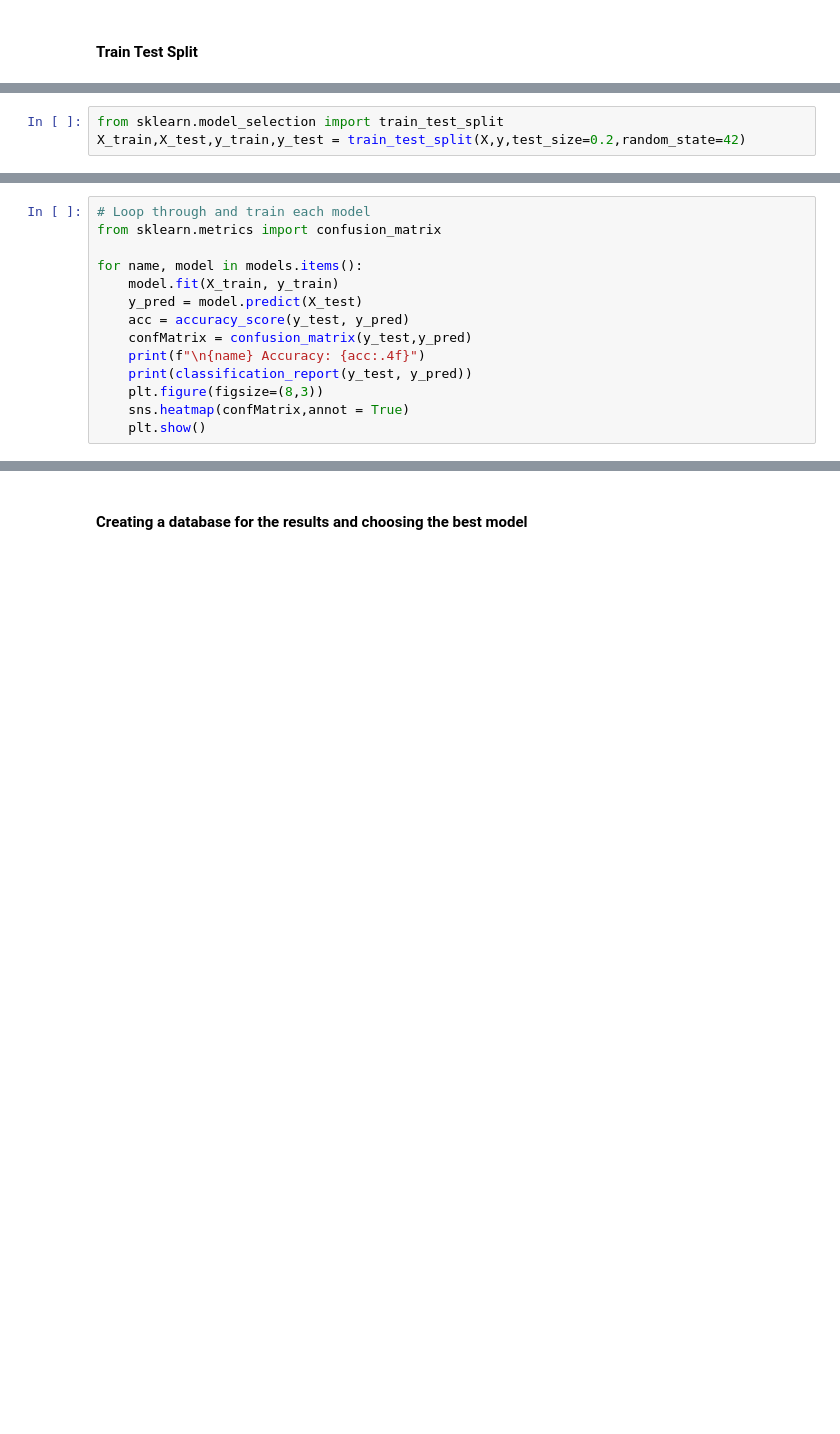
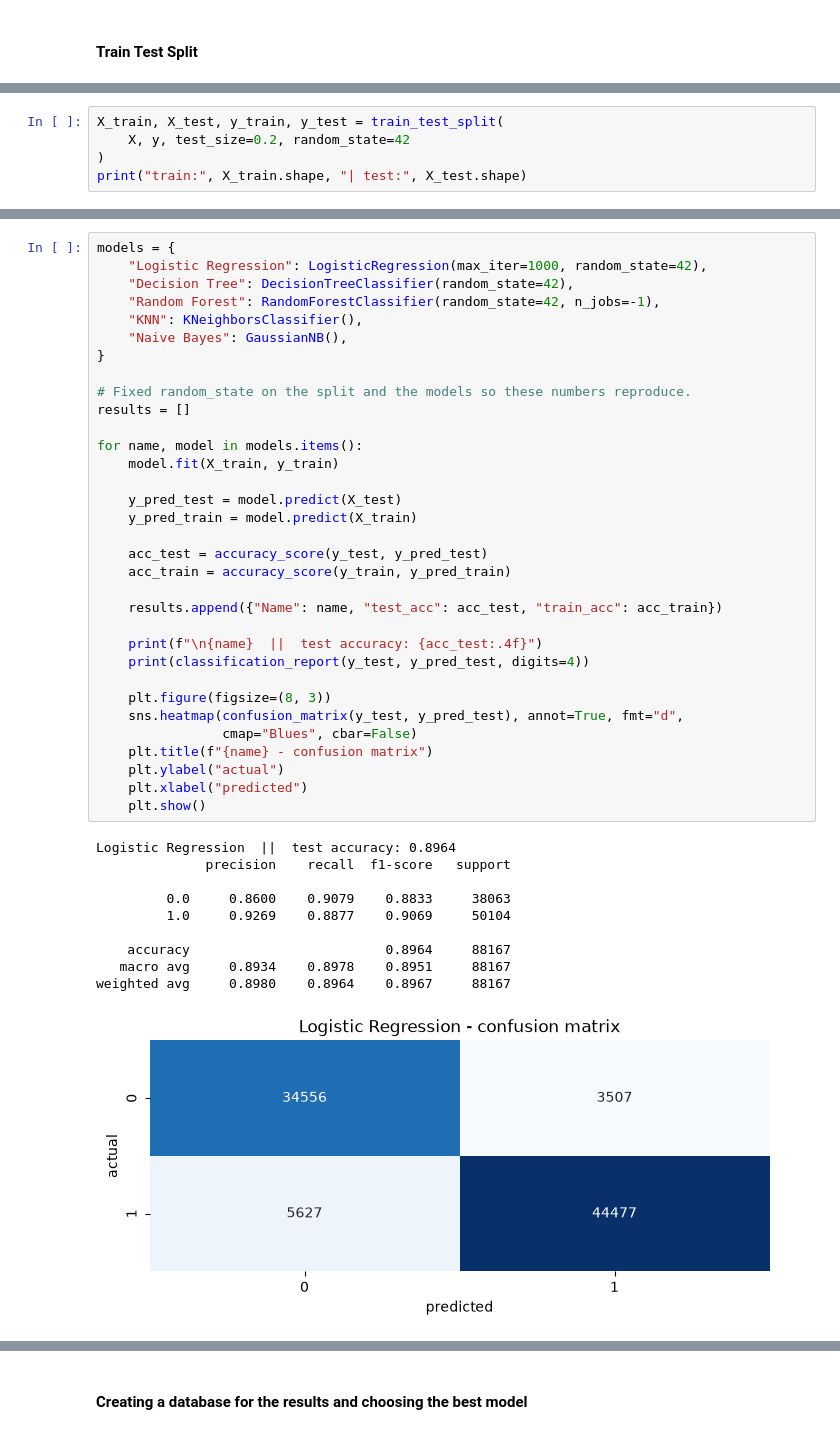
Before and after one commit to ratul-sraj/churn-pred, a Jupyter notebook: Churn Pred.ipynb, the cells around one changed output, grey strips where cells are left out. Cells and saved outputs as stored; diff of their text form; blank space fills up the shorter version.

```diff
--- a/Churn Pred.ipynb
+++ b/Churn Pred.ipynb
@@ -176,3 +182,5 @@ Name: Churn, dtype: float64
 # %%
-from sklearn.model_selection import train_test_split
-X_train,X_test,y_train,y_test = train_test_split(X,y,test_size=0.2,random_state=42)
+X_train, X_test, y_train, y_test = train_test_split(
+    X, y, test_size=0.2, random_state=42
+)
+print("train:", X_train.shape, "| test:", X_test.shape)
@@ -187,14 +188,0 @@ models = {
-# %%
-# Loop through and train each model
-from sklearn.metrics import confusion_matrix
-
-for name, model in models.items():
-    model.fit(X_train, y_train)
-    y_pred = model.predict(X_test)
-    acc = accuracy_score(y_test, y_pred)
-    confMatrix = confusion_matrix(y_test,y_pred)
-    print(f"\n{name} Accuracy: {acc:.4f}")
-    print(classification_report(y_test, y_pred))
-    plt.figure(figsize=(8,3))
-    sns.heatmap(confMatrix,annot = True)
-    plt.show()
@@ -251,0 +191,44 @@ weighted avg       0.91      0.91      0.91     88167
+# %%
+models = {
+    "Logistic Regression": LogisticRegression(max_iter=1000, random_state=42),
+    "Decision Tree": DecisionTreeClassifier(random_state=42),
+    "Random Forest": RandomForestClassifier(random_state=42, n_jobs=-1),
+    "KNN": KNeighborsClassifier(),
+    "Naive Bayes": GaussianNB(),
+}
+
+# Fixed random_state on the split and the models so these numbers reproduce.
+results = []
+
+for name, model in models.items():
+    model.fit(X_train, y_train)
+
+    y_pred_test = model.predict(X_test)
+    y_pred_train = model.predict(X_train)
+
+    acc_test = accuracy_score(y_test, y_pred_test)
+    acc_train = accuracy_score(y_train, y_pred_train)
+
+    results.append({"Name": name, "test_acc": acc_test, "train_acc": acc_train})
+
+    print(f"\n{name}  ||  test accuracy: {acc_test:.4f}")
+    print(classification_report(y_test, y_pred_test, digits=4))
+
+    plt.figure(figsize=(8, 3))
+    sns.heatmap(confusion_matrix(y_test, y_pred_test), annot=True, fmt="d",
+                cmap="Blues", cbar=False)
+    plt.title(f"{name} - confusion matrix")
+    plt.ylabel("actual")
+    plt.xlabel("predicted")
+    plt.show()
+# %% [output]
+Logistic Regression  ||  test accuracy: 0.8964
+              precision    recall  f1-score   support
+
+         0.0     0.8600    0.9079    0.8833     38063
+         1.0     0.9269    0.8877    0.9069     50104
+
+    accuracy                         0.8964     88167
+   macro avg     0.8934    0.8978    0.8951     88167
+weighted avg     0.8980    0.8964    0.8967     88167
+[figure, added]
```
Also changed, not shown: parts of 40 cells of this notebook, 1 other file.
